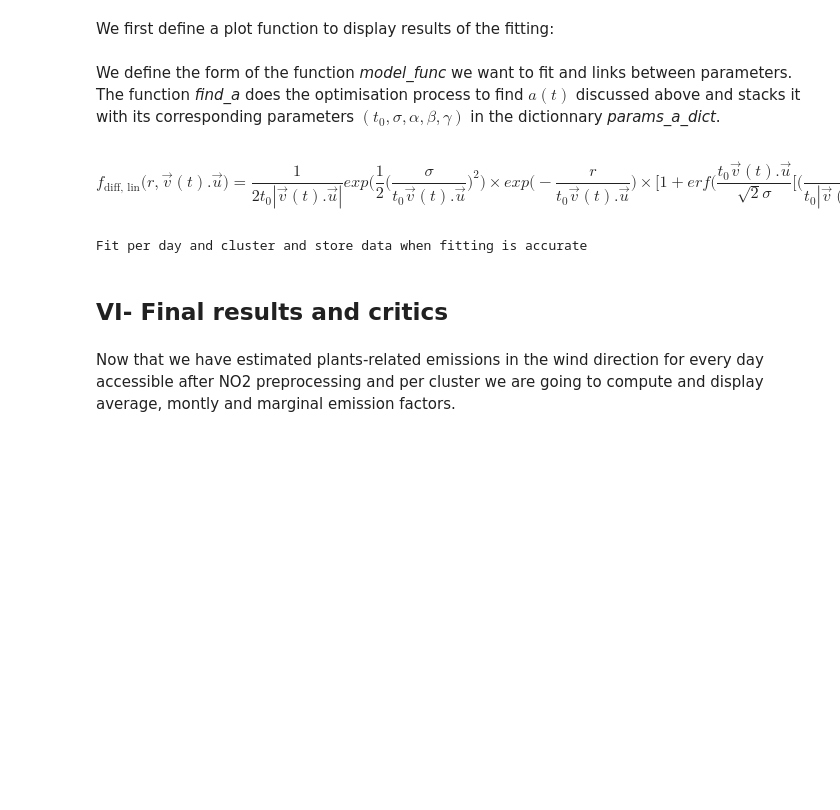
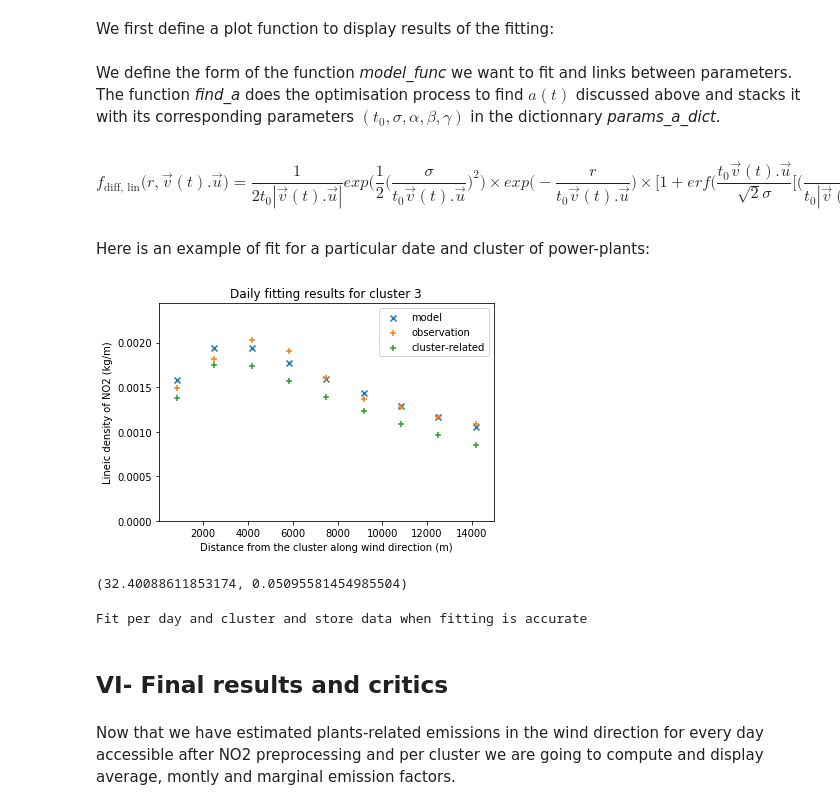
Before and after one commit to LouisBouvier/Kaggle_DS4G_public, a Jupyter notebook: no2-panache-fitting-by-hand-actuel.ipynb, the cells around one changed output. Cells and saved outputs as stored; diff of their text form; code cells hidden in the pictures; blank space fills up the shorter version.

```diff
--- a/no2-panache-fitting-by-hand-actuel.ipynb
+++ b/no2-panache-fitting-by-hand-actuel.ipynb
@@ -1532,6 +1529,9 @@ Saving Dataframe ...
 Let's extract the dataframe we created and add some columns:
 # %%
 Global_dataframe = pd.read_csv('Global_dataframe.csv')
+Date_dataframe = pd.read_csv('Date_data.csv')
+Time_steps = Date_dataframe['string_date']
+timestamp_hours = Date_dataframe['timestamp_date']
 # %% [markdown]
 ### A) Theory and mathematical form of the NO2 density
 # %% [markdown]
@@ -1735,6 +1735,9 @@ def find_a(clust_ind, t, t0, sigma, alpha, beta, gamma, data=Global_dataframe,er
 
     if plot:
         fig = plt.figure()
+        plt.xlabel('Distance from the cluster along wind direction (m)')
+        plt.ylabel('Lineic density of NO2 (kg/m)')
+        plt.title('Daily fitting results for cluster {}'.format(clust_ind))
         plt.scatter(rs*np.sign(v_dot_us), model_opt_value, label='model', marker='x')
         plt.scatter(rs*np.sign(v_dot_us), expected_values, label='observation', marker='+')
         plt.scatter(rs*np.sign(v_dot_us), model_opt_value-gamma, label='cluster-related', marker='+')
@@ -1743,4 +1746,22 @@ def find_a(clust_ind, t, t0, sigma, alpha, beta, gamma, data=Global_dataframe,er
         plt.show()
 
     return a_opt, relative_min_error
+# %%
+# parameters for our model: set manually for every cluster and day
+#(since they are inherent in physics thus not particular)
+t0 = 6e3
+sigma = 2e3
+alpha = 0
+beta = 0
+gamma = 2e-4
+
+#to browse the list of clusters
+Cluster_indexes = Global_dataframe["cluster_index"].unique()
+# %% [markdown]
+Here is an example of fit for a particular date and cluster of power-plants:
+# %%
+find_a(3, timestamp_hours[130], t0, sigma, alpha, beta, gamma, plot = True)
+# %% [output]
+[figure, added]
+(32.40088611853174, 0.05095581454985504)
 # %%
```
Also changed, not shown: parts of 7 cells of this notebook.
